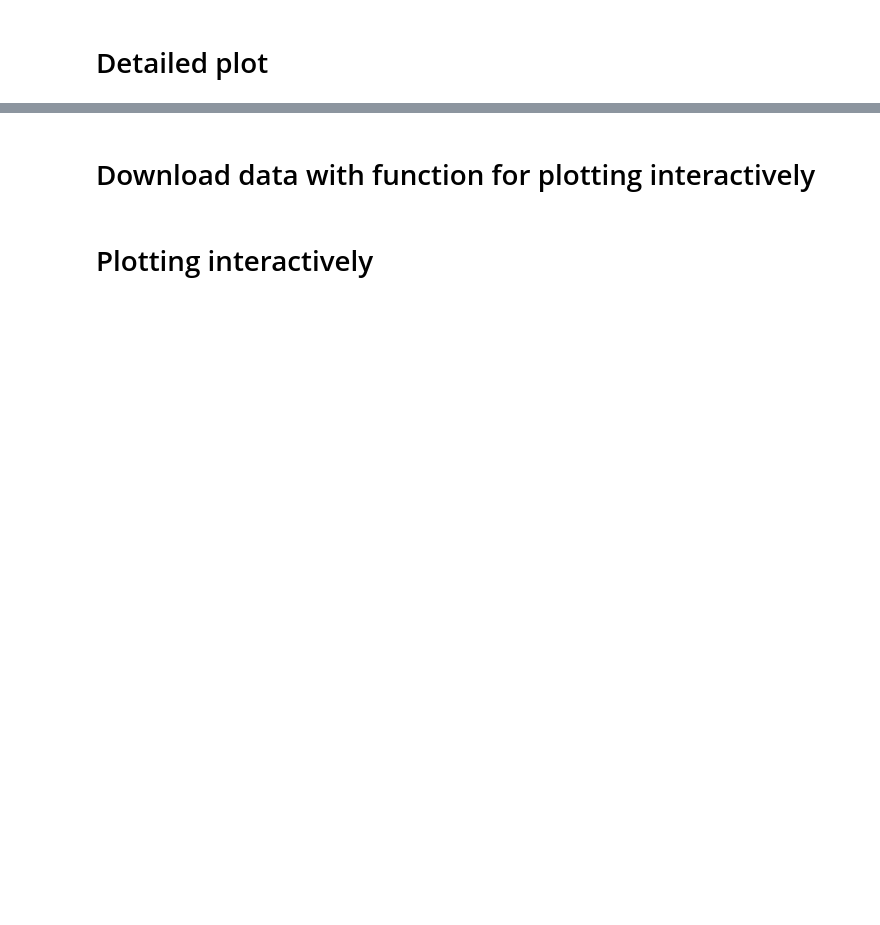
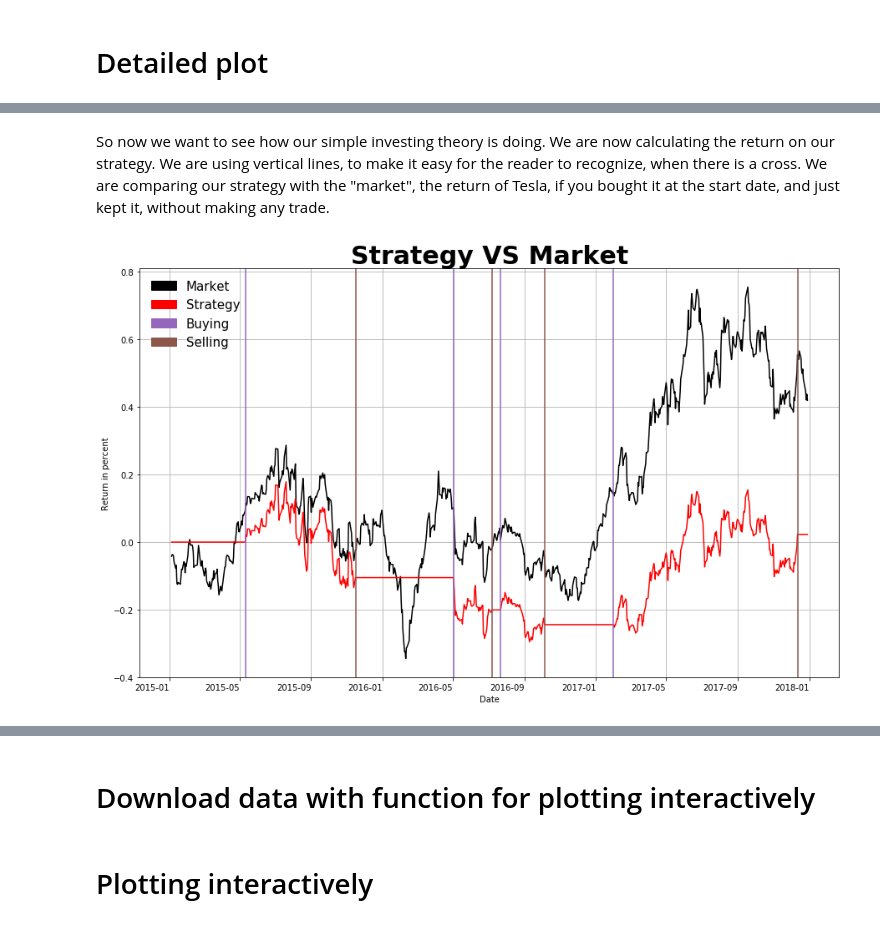
Before and after one commit to NumEconCopenhagen/projects-2019-unity, a Jupyter notebook: dataproject/dataProject.ipynb, the cells around one changed output, grey strips where cells are left out. Drawn from its saved outputs; the diff is of its cells as text; code cells hidden in the pictures; blank space fills up the shorter version.

```diff
--- a/dataproject/dataProject.ipynb
+++ b/dataproject/dataProject.ipynb
@@ -29,0 +26,10 @@ func.style_plot()
+# %% [markdown]
+So now we want to see how our simple investing theory is doing.
+We are now calculating the return on our strategy. We are using vertical lines,
+to make it easy for the reader to recognize, when there is a cross.
+We are comparing our strategy with the "market", the return of Tesla, if you bought
+it at the start date, and just kept it, without making any trade.
+# %%
+df = Style_plot.figure_2(df)
+# %% [output]
+[figure, added]
```
Also changed, not shown: parts of 9 cells of this notebook, 8 other files.
